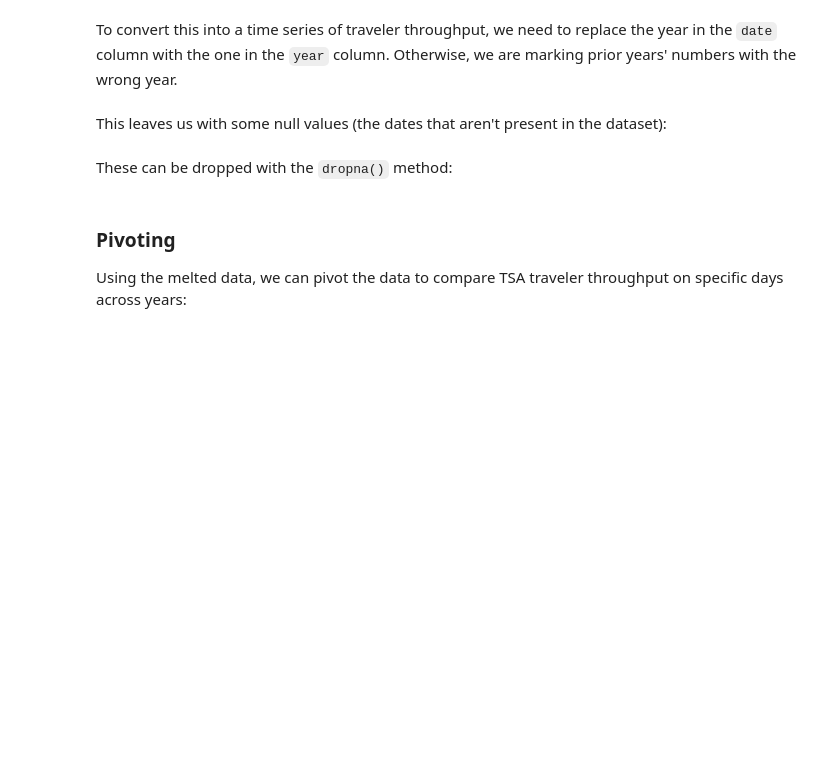
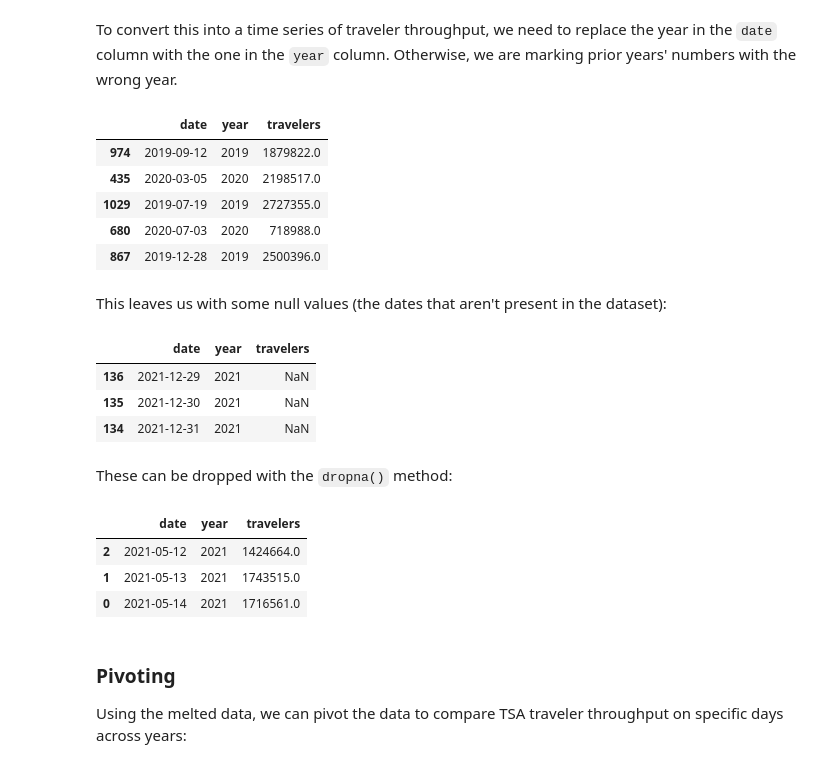
Before and after one commit to dmdigrande/dmdigrande.github.io, a Jupyter notebook: week1-lecture1-intro-to-pandas.ipynb, the cells around one changed output. Cells and saved outputs as stored; diff of their text form; code cells hidden in the pictures; blank space fills up the shorter version.

```diff
--- a/week1-lecture1-intro-to-pandas.ipynb
+++ b/week1-lecture1-intro-to-pandas.ipynb
@@ -750,4 +487,26 @@ To convert this into a time series of traveler throughput, we need to replace th
+# %%
+tsa_melted = tsa_melted.assign(
+    date = lambda x: pd.to_datetime(x.year + x.date.dt.strftime('-%m-%d'))
+)
+
+tsa_melted.sample(5, random_state= 1)
+
+# fix year
+# %% [output]
+|  | date | year | travelers |
+| 974 | 2019-09-12 | 2019 | 1879822.0 |
+| 435 | 2020-03-05 | 2020 | 2198517.0 |
+| 1029 | 2019-07-19 | 2019 | 2727355.0 |
+| 680 | 2020-07-03 | 2020 | 718988.0 |
+| 867 | 2019-12-28 | 2019 | 2500396.0 |
 # %% [markdown]
 This leaves us with some null values (the dates that aren't present in the dataset):
+# %%
+tsa_melted.sort_values('date').tail(3)
+# %% [output]
+|  | date | year | travelers |
+| 136 | 2021-12-29 | 2021 | NaN |
+| 135 | 2021-12-30 | 2021 | NaN |
+| 134 | 2021-12-31 | 2021 | NaN |
 # %% [markdown]
 These can be dropped with the `dropna()` method:
@@ -756,3 +513,13 @@ These can be dropped with the `dropna()` method:
+# %%
+tsa_melted = tsa_melted.dropna()
+
+tsa_melted.sort_values("date").tail(3)
+# dropna
+# %% [output]
+|  | date | year | travelers |
+| 2 | 2021-05-12 | 2021 | 1424664.0 |
+| 1 | 2021-05-13 | 2021 | 1743515.0 |
+| 0 | 2021-05-14 | 2021 | 1716561.0 |
 # %% [markdown]
 ### Pivoting
 
```
Also changed, not shown: parts of 47 cells of this notebook.
